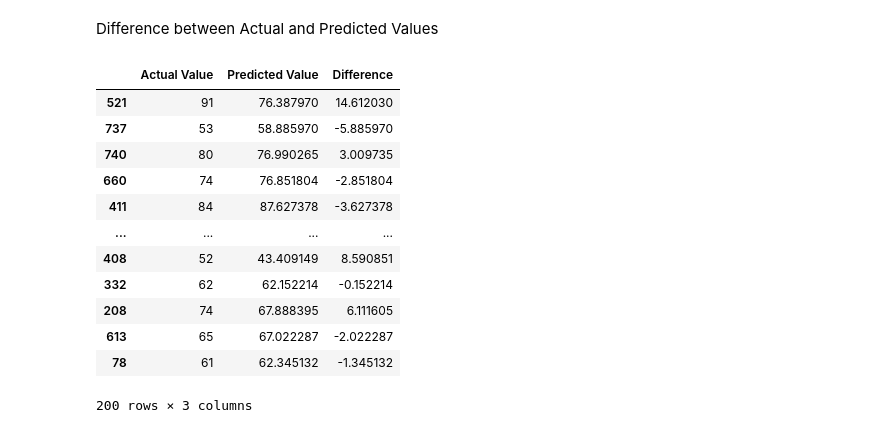
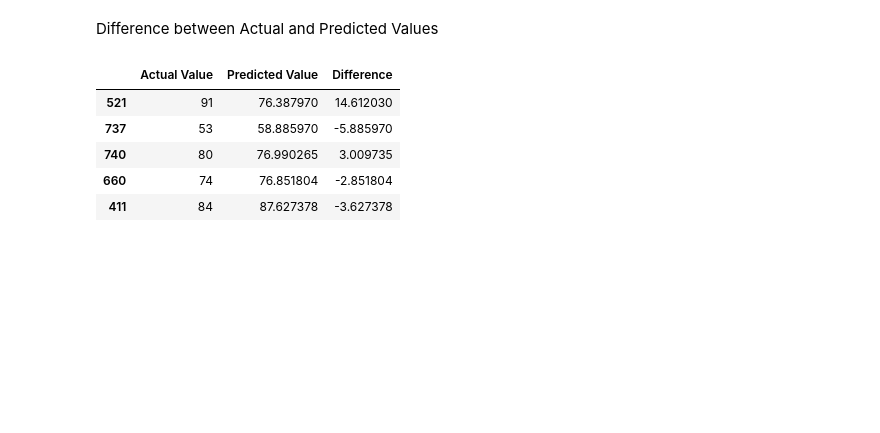
Before and after one commit to samuelkezee/Student-Performance-Analysis, a Jupyter notebook: src/notebook/MODEL_TRAINING.ipynb, the cells around one changed output. Cells and saved outputs as stored; diff of their text form; code cells hidden in the pictures; blank space fills up the shorter version.

```diff
--- a/src/notebook/MODEL_TRAINING.ipynb
+++ b/src/notebook/MODEL_TRAINING.ipynb
@@ -47,3 +49,5 @@ x=df.drop(columns=['math_score'], axis=1)
+# %%
+y=df[target]
 # %%
 x.head()
 # %% [output]
@@ -53,8 +57,6 @@ x.head()
 | 2 | female | group B | master's degree | standard | none | 95 | ... |
 | 3 | male | group A | associate's degree | free/reduced | none | 57 | ... |
 | 4 | male | group C | some college | standard | none | 78 | ... |
-# %%
-y=df['math_score']
 # %%
 cat_features=x.select_dtypes(include="object").columns
 print(cat_features)
@@ -109,7 +119,8 @@ preprocessor=ColumnTransformer(
     ]
 )
 # %%
-x=preprocessor.fit_transform(x)
+X_train_processed = preprocessor.fit_transform(x_train)
+X_test_processed = preprocessor.transform(x_test)
 # You use fit_transform() only on the "training data", because:
 # You want to learn the parameters (mean, std, categories) from the training set
 # Then apply the transformation to the same data
@@ -294,7 +256,8 @@ pd.DataFrame(list(zip(model_list, r2_list)), columns=['Model Name', 'R2_Score'])
 # %%
-lin_model=LinearRegression(fit_intercept=True)
-lin_model=lin_model.fit(x_train, y_train)
-y_pred=lin_model.predict(x_test)
-score=r2_score(y_test,y_pred)*100
-print("Accuracy of the model is %.2f" %score)
+lin_model = LinearRegression(fit_intercept=True)
+lin_model.fit(X_train_processed, y_train)
+y_pred = lin_model.predict(X_test_processed)
+
+score = r2_score(y_test, y_pred) * 100
+print("Linear Regression Accuracy: {:.2f}%".format(score))
 # %% [output]
@@ -327,19 +288,20 @@ sns.regplot(x=y_test,y=y_pred,ci=None,color ='red');
 # %% [markdown]
 Difference between Actual and Predicted Values
 # %%
-pred_df=pd.DataFrame({'Actual Value':y_test,'Predicted Value':y_pred, 'Difference':y_test-y_pred})
-pred_df
+import pandas as pd
+
+# Create DataFrame to compare actual vs predicted
+pred_df = pd.DataFrame({
+    'Actual Value': y_test,
+    'Predicted Value': lin_model.predict(X_test_processed),
+    'Difference': y_test - lin_model.predict(X_test_processed)
+})
+
+pred_df.head()  # display top rows
 # %% [output]
 |  | Actual Value | Predicted Value | Difference |
 | 521 | 91 | 76.387970 | 14.612030 |
 | 737 | 53 | 58.885970 | -5.885970 |
 | 740 | 80 | 76.990265 | 3.009735 |
 | 660 | 74 | 76.851804 | -2.851804 |
 | 411 | 84 | 87.627378 | -3.627378 |
-| ... | ... | ... | ... |
-| 408 | 52 | 43.409149 | 8.590851 |
-| 332 | 62 | 62.152214 | -0.152214 |
-| 208 | 74 | 67.888395 | 6.111605 |
-| 613 | 65 | 67.022287 | -2.022287 |
-| 78 | 61 | 62.345132 | -1.345132 |
-200 rows × 3 columns
```
Also changed, not shown: parts of 11 cells of this notebook, 9 other files.
